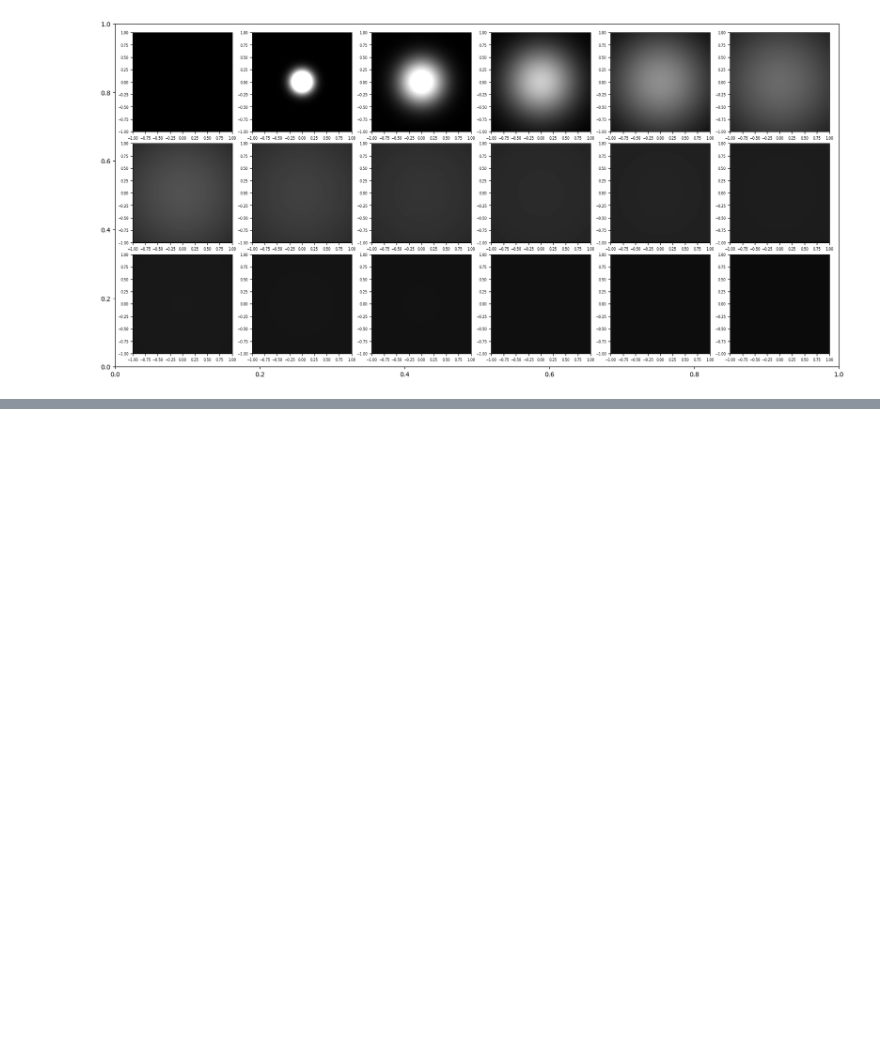
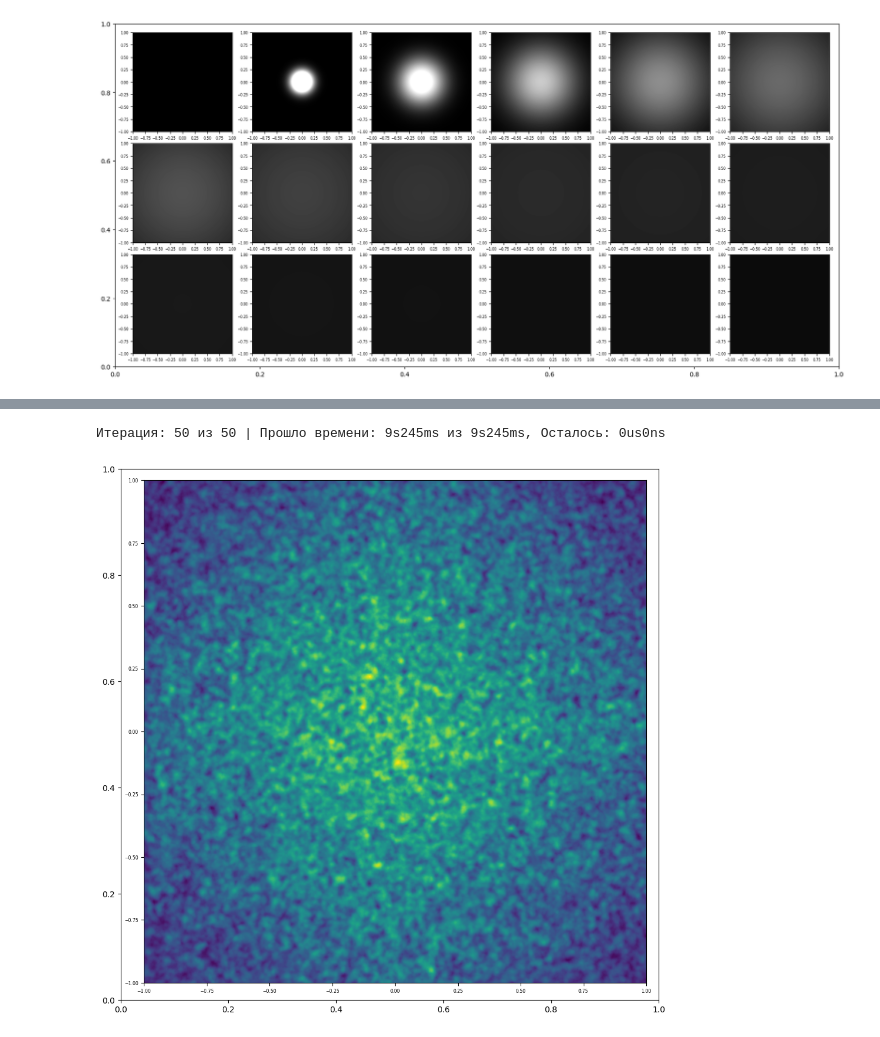
Before and after one commit to Belashov641618/DNN, a Jupyter notebook: collab/Incoherent.ipynb, the cells around one changed output, grey strips where cells are left out. Drawn from its saved outputs; the diff is of its cells as text; code cells hidden in the pictures; blank space fills up the shorter version.

```diff
--- a/collab/Incoherent.ipynb
+++ b/collab/Incoherent.ipynb
@@ -411,2 +412,42 @@ with torch.no_grad():
-# %%
-def autocorrelation(dR:torch.Tensor):
+# %%
+def fast_equal_convolution(a:torch.Tensor, b:torch.Tensor, N:int):
+  padding = (N+1)//2
+  a_padded = torch.zeros((N+2*padding, N+2*padding))
+  a_padded[padding:padding+N, padding:padding+N] = a
+  b_padded = torch.zeros((N+2*padding, N+2*padding))
+  b_padded[padding:padding+N, padding:padding+N] = b
+
+  return torch.abs(torch.fft.ifftshift(torch.fft.ifft2(torch.fft.fftshift(torch.fft.fft2(a_padded)) * torch.fft.fftshift(torch.fft.fft2(b_padded))))[padding:padding+N, padding:padding+N])
+
+def autoconvolution(a:torch.Tensor, N:int):
+  a = a - torch.mean(a, keepdim=True, dim=(0,1))
+  return fast_equal_convolution(a, a, N)
+
+def autocorrelation(N:int, lims:tuple[float,float], sigma:float, samples:int=10):
+  autoconvolutions = torch.zeros((samples,N,N))
+  for i in CycleTimePredictor(list(range(samples))):
+    autoconvolutions[i] = autoconvolution(generate_incoherent(N, sigma, lims, False), N)
+  return torch.mean(autoconvolutions, dim=0)
+
+with torch.no_grad():
+  N = 500
+  lims = (-1., +1.)
+  samples = 50
+  sigma = 0.01
+
+  results_xy = autocorrelation(N, lims, sigma, samples)
+
+  x_mesh, y_mesh = torch.meshgrid(torch.linspace(*lims, N), torch.linspace(*lims, N), indexing='xy')
+  r_mesh = torch.sqrt((x_mesh - 0.5)**2 + (y_mesh - 0.5)**2)
+
+
+  plot = TiledPlot(16,9)
+  plot.FontLibrary.MultiplyFontSize(0.7)
+
+  axes = plot.axes.add(0,0)
+  axes.imshow(results_xy, aspect='auto', extent=[*lims, *lims])
+
+  plot.show()
+# %% [output]
+Итерация: 50 из 50 | Прошло времени: 9s245ms из 9s245ms, Осталось: 0us0ns
+[figure, added]
```
Also changed, not shown: parts of 6 cells of this notebook.
